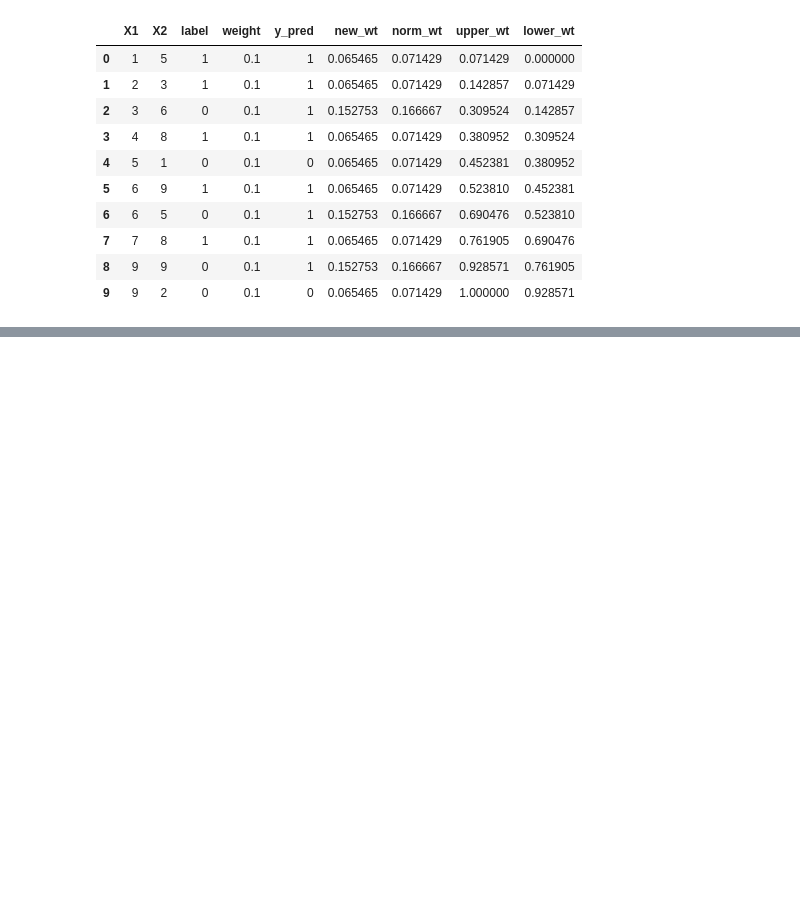
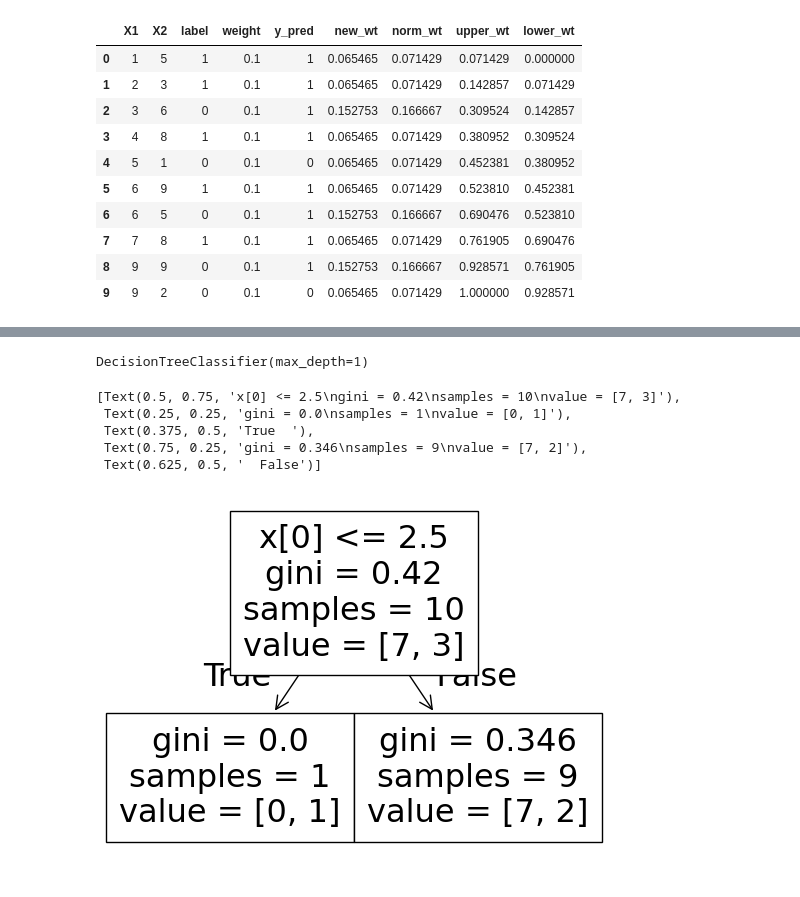
Before and after one commit to Khushi130404/Ensemble-Learning, a Jupyter notebook: AdaBoost/my_adaboost.ipynb, the cells around one changed output, grey strips where cells are left out. Drawn from its saved outputs; the diff is of its cells as text; code cells hidden in the pictures; blank space fills up the shorter version.

```diff
--- a/AdaBoost/my_adaboost.ipynb
+++ b/AdaBoost/my_adaboost.ipynb
@@ -168,0 +183,2 @@ df
+# %%
+df2 = df.iloc[index_values,[0,1,2,3]]
@@ -168,0 +199,18 @@ df
+# %%
+dt2 = DecisionTreeClassifier(max_depth=1)
+# %%
+x = df2.iloc[:,0:2].values
+y = df2.iloc[:,2].values
+# %%
+dt2.fit(x,y)
+# %% [output]
+DecisionTreeClassifier(max_depth=1)
+# %%
+plot_tree(dt2)
+# %% [output]
+[Text(0.5, 0.75, 'x[0] <= 2.5\ngini = 0.42\nsamples = 10\nvalue = [7, 3]'),
+ Text(0.25, 0.25, 'gini = 0.0\nsamples = 1\nvalue = [0, 1]'),
+ Text(0.375, 0.5, 'True  '),
+ Text(0.75, 0.25, 'gini = 0.346\nsamples = 9\nvalue = [7, 2]'),
+ Text(0.625, 0.5, '  False')]
+[figure, added]
```
Also changed, not shown: parts of 6 cells of this notebook.
